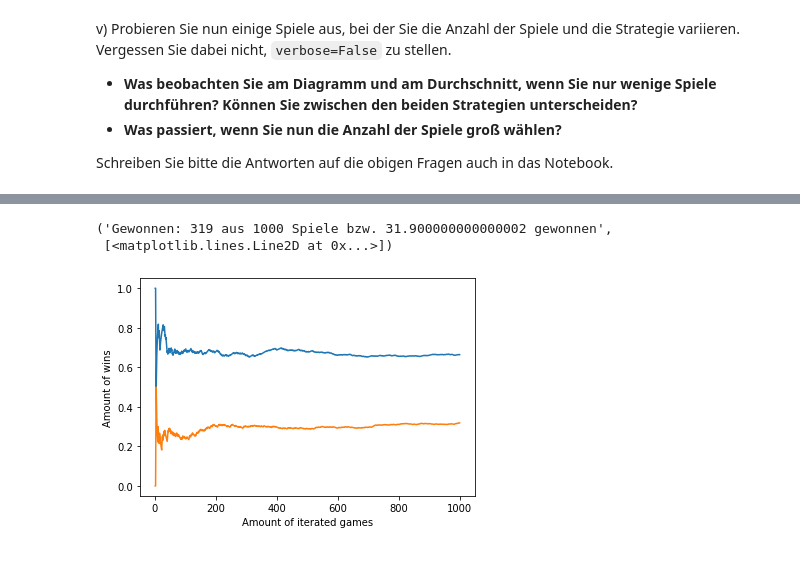
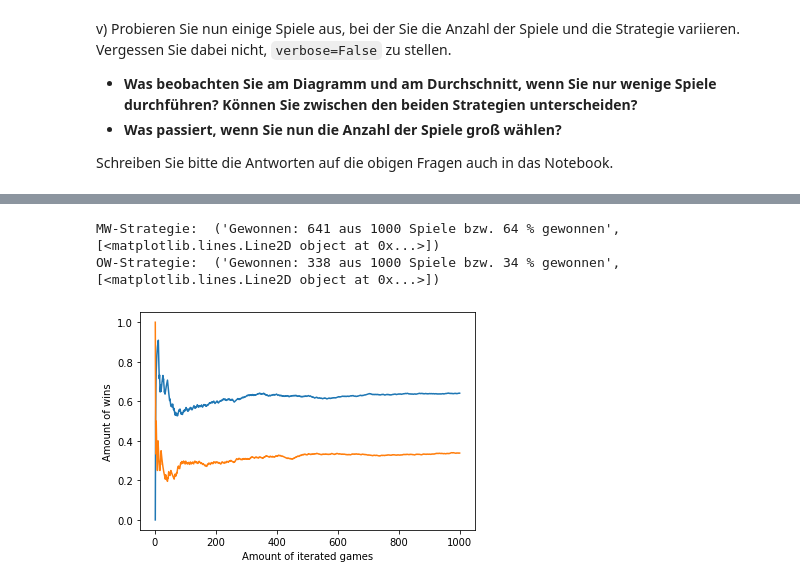
Before and after one commit to afdzlebron/22ws_bok_dan_nws, a Jupyter notebook: blatt02/Uebung02_Aufgabe3.ipynb, the cells around one changed output, grey strips where cells are left out. Drawn from its saved outputs; the diff is of its cells as text; code cells hidden in the pictures.

```diff
--- a/blatt02/Uebung02_Aufgabe3.ipynb
+++ b/blatt02/Uebung02_Aufgabe3.ipynb
@@ -269,6 +269,11 @@ iii) Jetzt soll das Spiel mehrfach ausgeführt werden und der Anteil der gewonne
    * Geben Sie den Plot und den Gewinn-Anteil zurück.
 # %%
 def mean(a: list):
+    """
+    returns: running average (mean)
+    Parameters:
+        a: list
+    """
     if len(a) == 1:
         return a[0]
     else:
@@ -303,7 +308,7 @@ def spielen(anzahl=10, bereich=3, strategie=1, verbose=True):
         Results.append(result)
         GewinnAnteil.append(mean(Results))
 
-    anteil = f"Gewonnen: {Wins} aus {anzahl} Spiele bzw. {(Wins/anzahl)*100} gewonnen"
+    anteil = f"Gewonnen: {Wins} aus {anzahl} Spiele bzw. {round((Wins/anzahl)*100)} % gewonnen"
     p = plt.plot(Nr_Games,GewinnAnteil)
     plt.xlabel("Amount of iterated games"), plt.ylabel("Amount of wins")
 
@@ -362,7 +379,10 @@ spielen(10,3,0,False)
 # %%
-spielen(1000, 3, 1, False)
-spielen(1000, 3, 0, False)
+## Viele Spiele (n=100)
+## MW-Strategie
+print("MW-Strategie: ", spielen(1000, 3, 1, False))
+## OW-Strategie
+print("OW-Strategie: ",spielen(1000, 3, 0, False))
 # %% [output]
-('Gewonnen: 319 aus 1000 Spiele bzw. 31.900000000000002 gewonnen',
- [<matplotlib.lines.Line2D at 0x...>])
+MW-Strategie:  ('Gewonnen: 641 aus 1000 Spiele bzw. 64 % gewonnen', [<matplotlib.lines.Line2D object at 0x...>])
+OW-Strategie:  ('Gewonnen: 338 aus 1000 Spiele bzw. 34 % gewonnen', [<matplotlib.lines.Line2D object at 0x...>])
-[figure, old version]
+[figure, new version]
```
Also changed, not shown: parts of 6 cells of this notebook.
